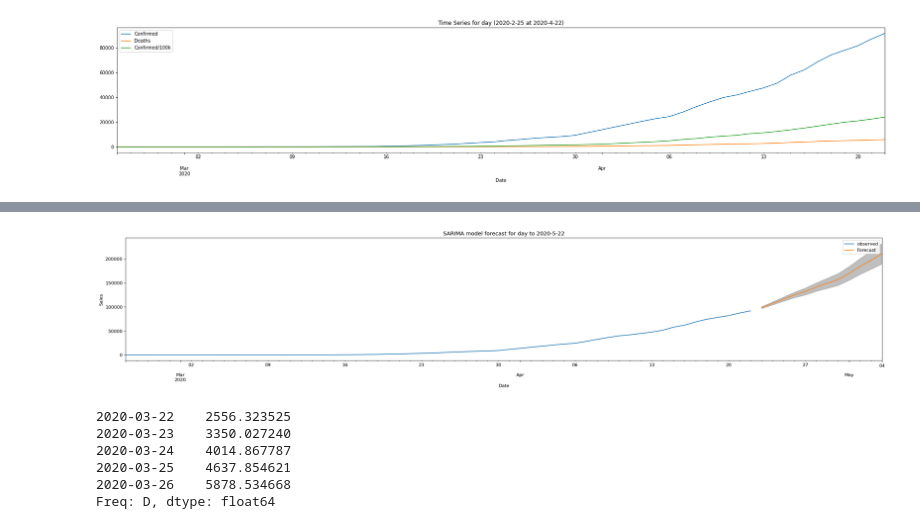
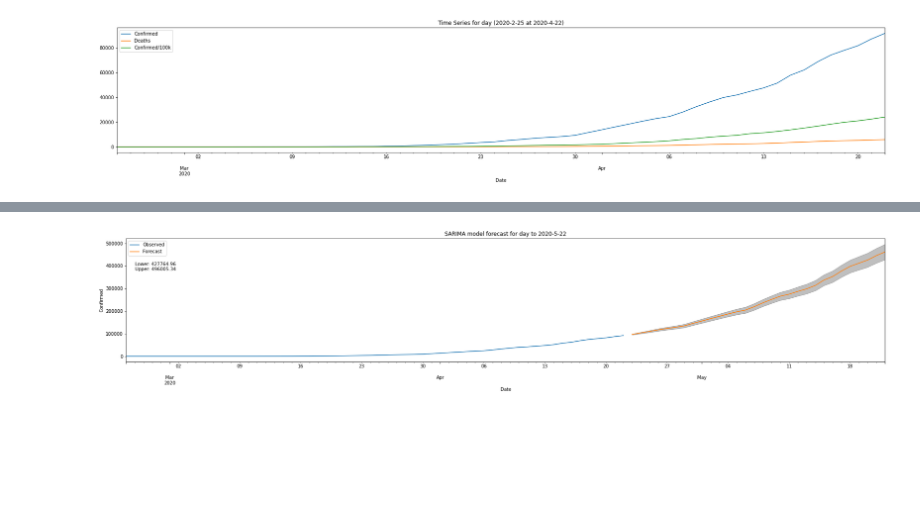
Before and after one commit to gfsilveira/covid, a Jupyter notebook: 02-Covid19-MunicipiosBR_TS.ipynb, the cells around one changed output, grey strips where cells are left out. Drawn from its saved outputs; the diff is of its cells as text; code cells hidden in the pictures; blank space fills up the shorter version.

```diff
--- a/02-Covid19-MunicipiosBR_TS.ipynb
+++ b/02-Covid19-MunicipiosBR_TS.ipynb
@@ -138,7 +139,7 @@ memory usage: 1.8 KB
 # %%
 g = 1
 campo = 'Confirmed'
-print_campo = 'n'
+print_campo = 's'
 figsize=(30, 5)
 first = '2020-' + str(df.tail(1).index.month[0] - 1) + '-' + str(df.tail(1).index.day[0])
 last = '2020-' + str(df.tail(1).index.month[0] + 1) + '-' + str(df.tail(1).index.day[0])
@@ -315,11 +356,11 @@ ma.L2.D2.Confirmed     1.0000      0.075     13.392      0.000       0.854
 # %%
-test = (1,2,1) #paramentros guardados em uma variável
+test = (2,2,2) #paramentros guardados em uma variável
 modelo = ARIMA(df[campo], order=test, freq='D') #parametros para o modelo preditivo
 results = modelo.fit() #ajuste de modelo
 plt.figure(figsize=figsize) #plotando imagem
 results.plot_predict(
    first, last,               #plotando a primeira e ultima data?
-    ax = df['Confirmed'].plot(), #filtrando e usando apenas a coluna 'confirmed'
+    ax = df[campo].plot(), #filtrando e usando apenas a coluna 'confirmed'
     plot_insample=True,
 )
 plt.title('ARIMA'+str(test)+' model forecast for day to ' + last)
@@ -417,13 +468,14 @@ ARIMA(1, 1, 1)x(1, 1, 1, 12)12 - AIC:1236.0545820043253
 # %%
-best = aic_list.index(min(aic_list))
+param_s_list_best=(1,0,1,30)
+# param_s_list_best=param_s_list[best]
 mod = sm.tsa.statespace.SARIMAX(
                                 y,
-                                order=param_list[best],
-                                seasonal_order=param_s_list[best],
+                                order=test,
+                                seasonal_order=param_s_list_best,
                                 enforce_stationarity=False,
                                 enforce_invertibility=False
 )
+print(f'SARIMA{param_list[best]}x{param_s_list_best} - AIC:{aic_list[best]}')
 results = mod.fit()
 results.summary()
-# print(results.summary().tables[1])
 # %% [output]
@@ -474,17 +531,3 @@ if print_campo == 's':
-# %%
-test = (1,2,1)
-modelo = ARIMA(df[campo], order=test, freq='D')
-results = modelo.fit()
-plt.figure(figsize=figsize)
-results.plot_predict(
-   first, last,
-    ax = df['Confirmed'].plot(),
-    plot_insample=True,
-)
-plt.title('ARIMA'+str(test)+' model forecast for day to ' + last)
-if print_campo == 's':
-    g += 1
-    plt.savefig('ts\\0'+str(g)+'-'+campo+'_'+data+'.png', dpi=150)
 # %%
 y_forecasted = pred.predicted_mean
 y_truth = y[first:]
@@ -497,27 +540,23 @@ The Root Mean Squared Error is 954.22
 # %%
-pred_uc = results.get_forecast(steps=12)
+pred_uc = results.get_forecast(steps=30)
 pred_ci = pred_uc.conf_int()
-ax = y.plot(label='observed', figsize=figsize)
+ax = y.plot(label='Observed', figsize=figsize)
 pred_uc.predicted_mean.plot(ax=ax, label='Forecast')
 ax.fill_between(pred_ci.index,
                 pred_ci.iloc[:, 0],
                 pred_ci.iloc[:, 1], color='k', alpha=.25)
 ax.set_xlabel('Date')
-ax.set_ylabel('Sales')
+ax.set_ylabel(campo)
+upper = round(pred_uc.conf_int()['upper Confirmed'].tail(1).values[0], 2)
+lower = round(pred_uc.conf_int()['lower Confirmed'].tail(1).values[0], 2)
+plt.text(x='2020-02-26', y=lower-50000, s=
+    'Lower: ' + str(lower) +'\n'+
+    'Upper: ' + str(upper)
+)
 plt.legend()
 plt.title('SARIMA model forecast for day to ' + last)
 if print_campo == 's':
     g += 1
     plt.savefig('ts\\0'+str(g)+'-'+campo+'_'+data+'.png', dpi=150)
 # %% [output]
-[figure, old version]
+[figure, new version]
-# %%
-y_forecasted = pred.predicted_mean
-y_forecasted.head()
-# %% [output]
-2020-03-22    2556.323525
-2020-03-23    3350.027240
-2020-03-24    4014.867787
-2020-03-25    4637.854621
-2020-03-26    5878.534668
-Freq: D, dtype: float64
```
Also changed, not shown: parts of 15 cells of this notebook, 16 other files.
